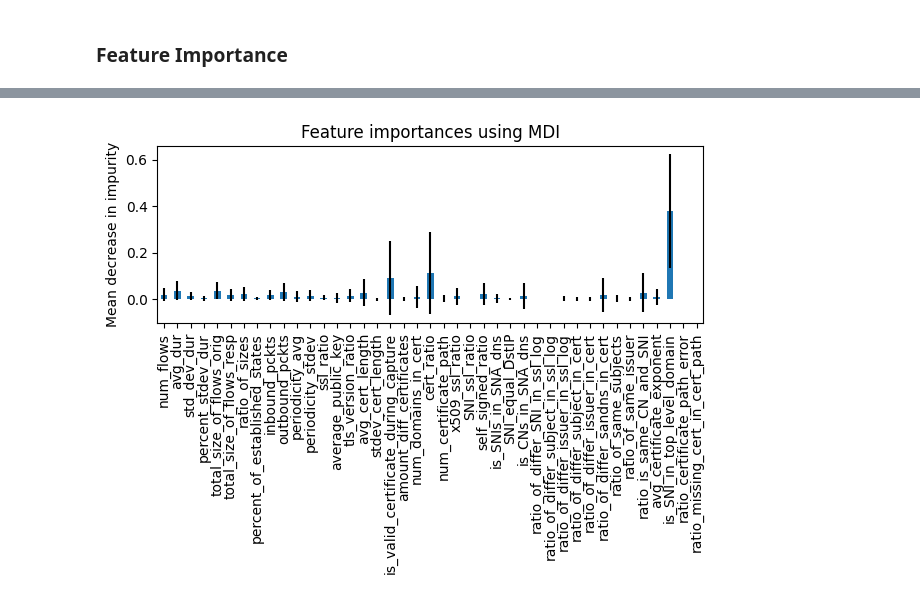
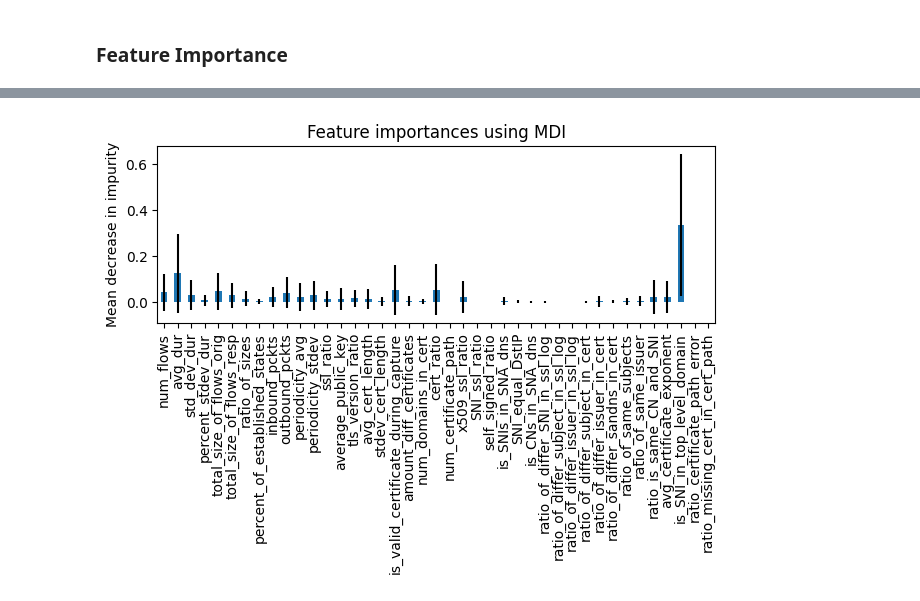
Before and after one commit to stratosphereips/ml-detectors-ctu-50, a Jupyter notebook: ctu-50-deteciton1.ipynb, the cells around one changed output, grey strips where cells are left out. Saved outputs shown, nothing was run; the diff lists cells and outputs as text; code cells hidden in the pictures.

```diff
--- a/ctu-50-deteciton1.ipynb
+++ b/ctu-50-deteciton1.ipynb
@@ -1070,13 +1071,14 @@ imp_df.sort_values(by="Imp", ascending=False)
 # %%
 # Plot features importances
-importances = rf_best.feature_importances_
-std = np.std([tree.feature_importances_ for tree in rf_best.estimators_], axis=0)
-forest_importances = pd.Series(rf_best.feature_importances_, index=X_train.columns)
+importances = model.feature_importances_
+std = np.std([tree.feature_importances_ for tree in model.estimators_], axis=0)
+forest_importances = pd.Series(model.feature_importances_, index=X_train.columns)
 
 fig, ax = plt.subplots()
 forest_importances.plot.bar(yerr=std, ax=ax)
 ax.set_title("Feature importances using MDI")
 ax.set_ylabel("Mean decrease in impurity")
 fig.tight_layout()
+plt.show()
 # %% [output]
-[figure, old version]
+[figure, new version]
```
Also changed, not shown: parts of 4 cells of this notebook.
